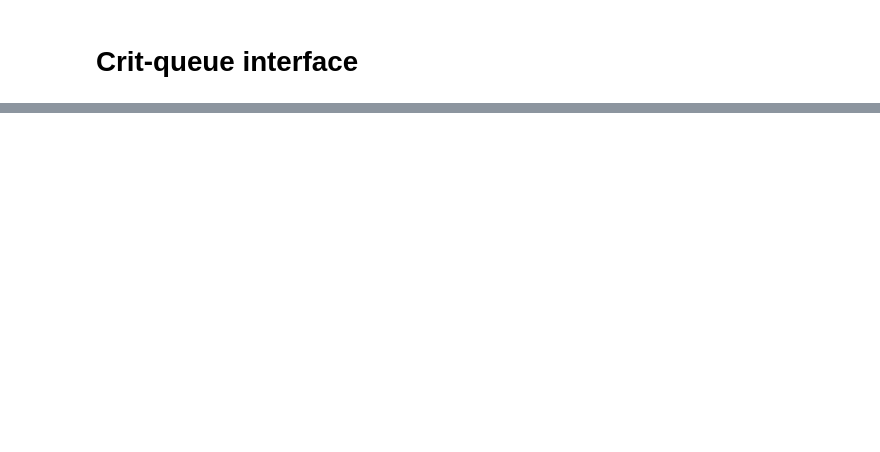
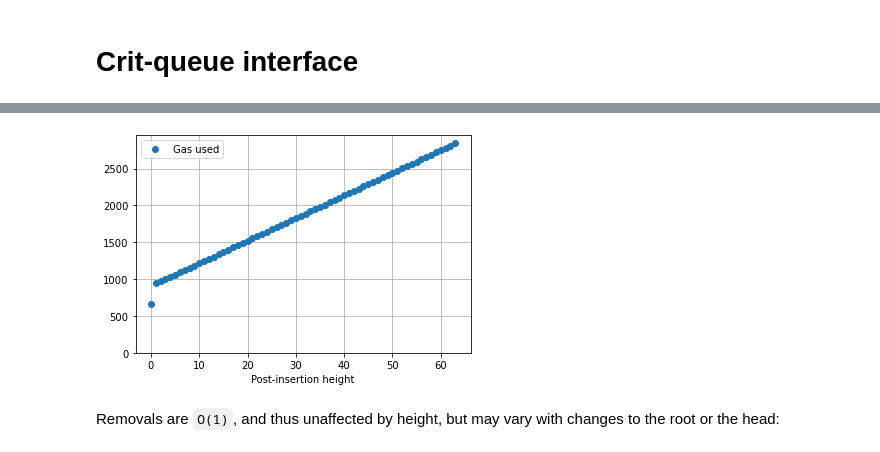
Before and after one commit to econia-labs/econia, a Jupyter notebook: src/jupyter/11_critqueue_benchmarking.ipynb, the cells around one changed output, grey strips where cells are left out. Saved outputs shown, nothing was run; the diff lists cells and outputs as text; code cells hidden in the pictures; blank space fills up the shorter version.

```diff
--- a/src/jupyter/11_critqueue_benchmarking.ipynb
+++ b/src/jupyter/11_critqueue_benchmarking.ipynb
@@ -16,8 +19,8 @@ from typing import Any, Dict
 # %%
 # Relative path to hot keyfile for testing only.
 # File should contain hex key only.
-key_file = '../../.secrets/2f4418ed678986669b22ca40c66\
-4aa04707cacc5a326b47f0b4d540dff05e4c1.key'
+key_file = '../../.secrets/2f4418ed678986669b22\
+ca40c664aa04707cacc5a326b47f0b4d540dff05e4c1.key'
 with open(key_file) as f: # Open file.
     key = f.readline().rstrip() # Get key.
 # Get account from key.
@@ -40,6 +47,6 @@ client.account_balance(account.address())
 # %%
 # Fund from the faucet
-faucet.fund_account(account.address().hex(), 1000000)
+faucet.fund_account(account.address().hex(), 1000000000)
 # %%
 # Get account balance
 client.account_balance(account.address())
@@ -163,0 +271,26 @@ tx_diagnostics(get_tx_json(reset()))
+# %%
+# Reset crit-queue store, waiting until tx clears.
+tx_diagnostics(get_tx_json(reset()))
+gas = {} # Init map from shift to gas used.
+for bit in range(64): # Loop over all bits
+    shifted = 0 # Assume no bitshift.
+    if bit != 0: # If should shift.
+        shifted = 1 << bit # Shift amount.
+    # Store JSON for key-value insertion pair tx.
+    tx_json = get_tx_json(insert(
+        insertion_key=shifted,
+        insertion_value=shifted))
+    # Assert successful transaction.
+    assert tx_json['success'] == True
+    # Log gas used for given shift.
+    gas[bit] = int(tx_json['gas_used'])
+    clear_output(wait=True) # Clear terminal output.
+    # Print gas used.
+    print(f'Post-insertion height: {bit}, gas: {gas[bit]}')
+clear_output() # Clear terminal output.
+# %%
+# Get gas DataFrame.
+gas_df = pd.DataFrame.from_dict(gas.items()).rename(
+    columns={
+        0: 'Post-insertion height',
+        1: 'Gas used'})
@@ -163,0 +305,10 @@ tx_diagnostics(get_tx_json(reset()))
+# %%
+ax = gas_df.plot(x='Post-insertion height',
+                 y='Gas used',
+                 grid=True,
+                 style='o');
+ax.set_ylim(ymin=0);
+# %% [output]
+[figure, added]
+# %% [markdown]
+Removals are `O(1)`, and thus unaffected by height, but may vary with changes to the root or the head:
```
Also changed, not shown: parts of 35 cells of this notebook, 1 other file.
